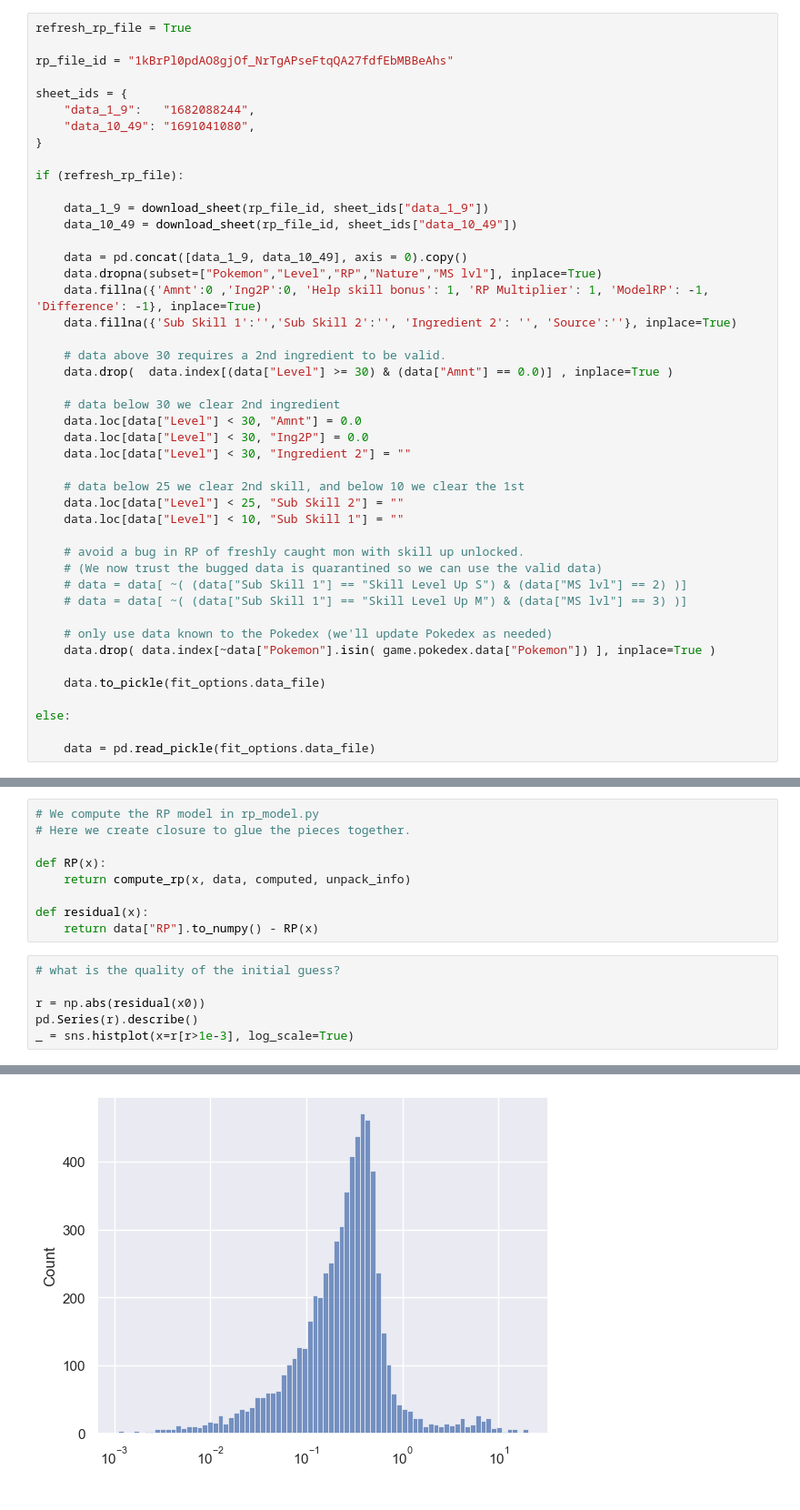
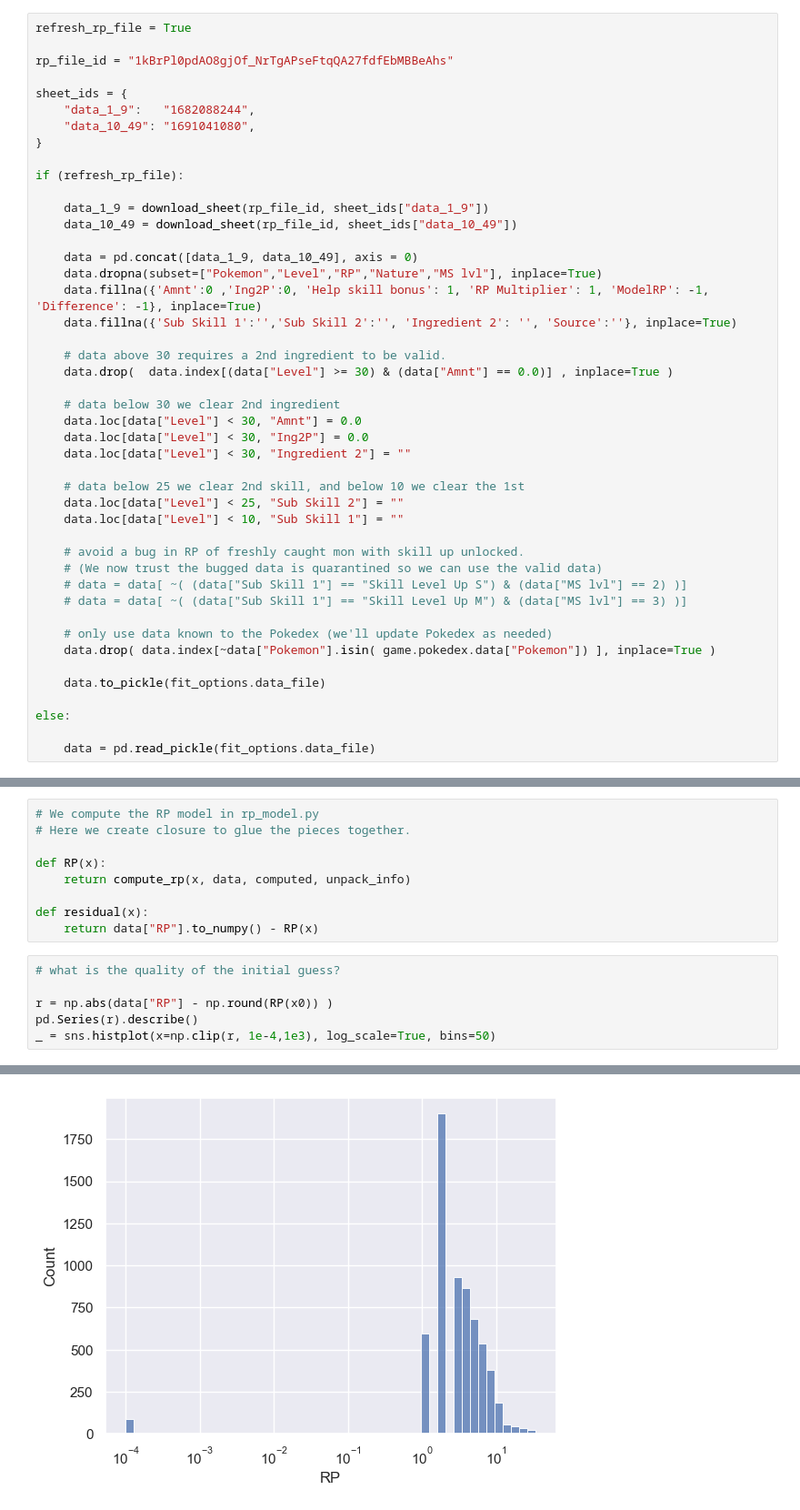
Before and after one commit to jeancroy/RP-fit, a Jupyter notebook: RP fit.ipynb, the cells around one changed output, grey strips where cells are left out. Shown at 91% size. Saved outputs shown, nothing was run; the diff lists cells and outputs as text.

```diff
--- a/RP fit.ipynb
+++ b/RP fit.ipynb
@@ -41,7 +41,7 @@ if (refresh_rp_file):
     data_1_9 = download_sheet(rp_file_id, sheet_ids["data_1_9"])
     data_10_49 = download_sheet(rp_file_id, sheet_ids["data_10_49"])
 
-    data = pd.concat([data_1_9, data_10_49], axis = 0).copy()
+    data = pd.concat([data_1_9, data_10_49], axis = 0)
     data.dropna(subset=["Pokemon","Level","RP","Nature","MS lvl"], inplace=True)
     data.fillna({'Amnt':0 ,'Ing2P':0, 'Help skill bonus': 1, 'RP Multiplier': 1, 'ModelRP': -1, 'Difference': -1}, inplace=True)
     data.fillna({'Sub Skill 1':'','Sub Skill 2':'', 'Ingredient 2': '', 'Source':''}, inplace=True)
@@ -124,7 +124,7 @@ def residual(x):
 # %%
 # what is the quality of the initial guess?
 
-r = np.abs(residual(x0))
+r = np.abs(data["RP"] - np.round(RP(x0)) )
 pd.Series(r).describe()
-_ = sns.histplot(x=r[r>1e-3], log_scale=True)
+_ = sns.histplot(x=np.clip(r, 1e-4,1e3), log_scale=True, bins=50)
 # %% [output]
@@ -140,4 +140,4 @@ dtype: float64
-[figure, old version]
+[figure, new version]
 # %%
 cache_fit = True
 
```
Also changed, not shown: parts of 11 cells of this notebook, 16 other files.
